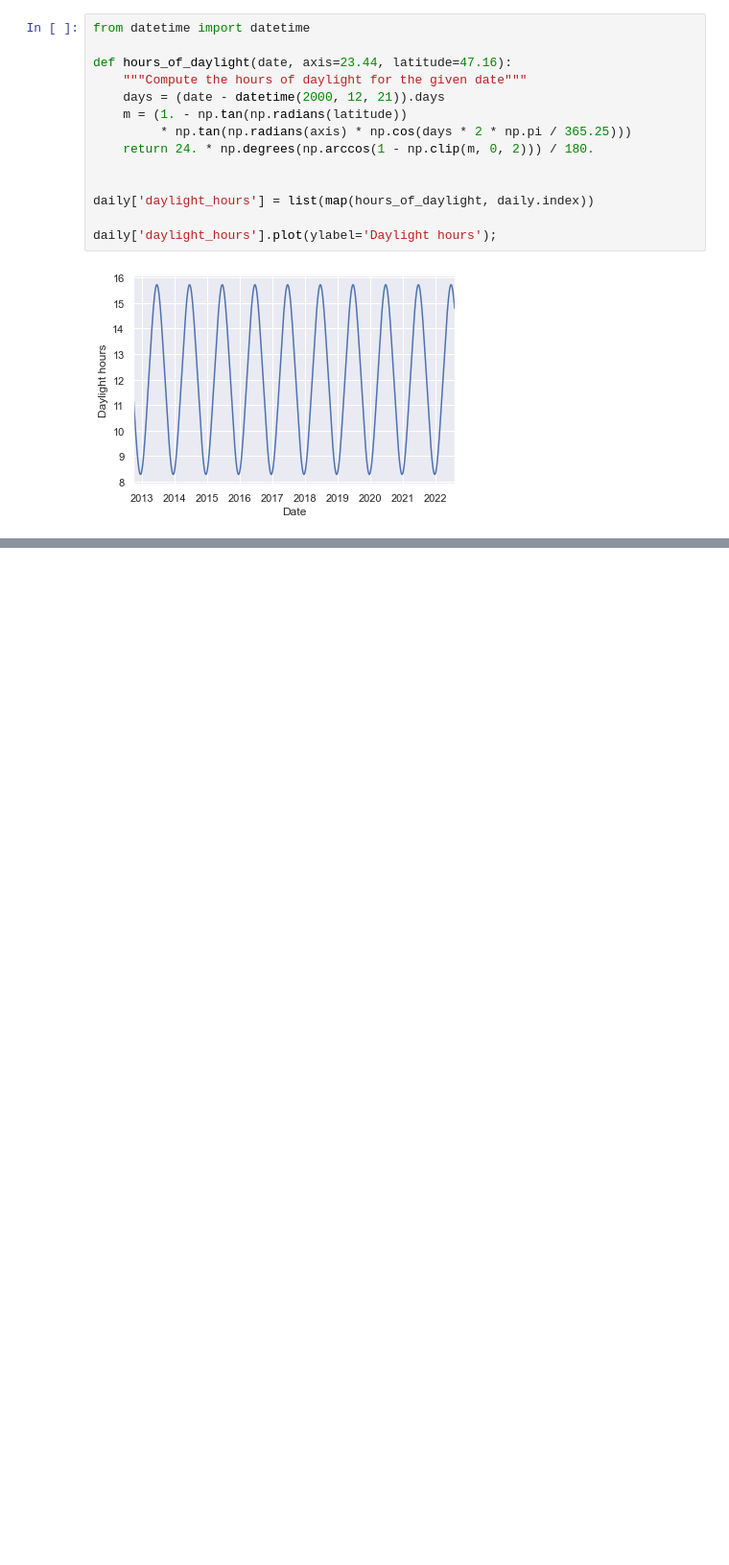
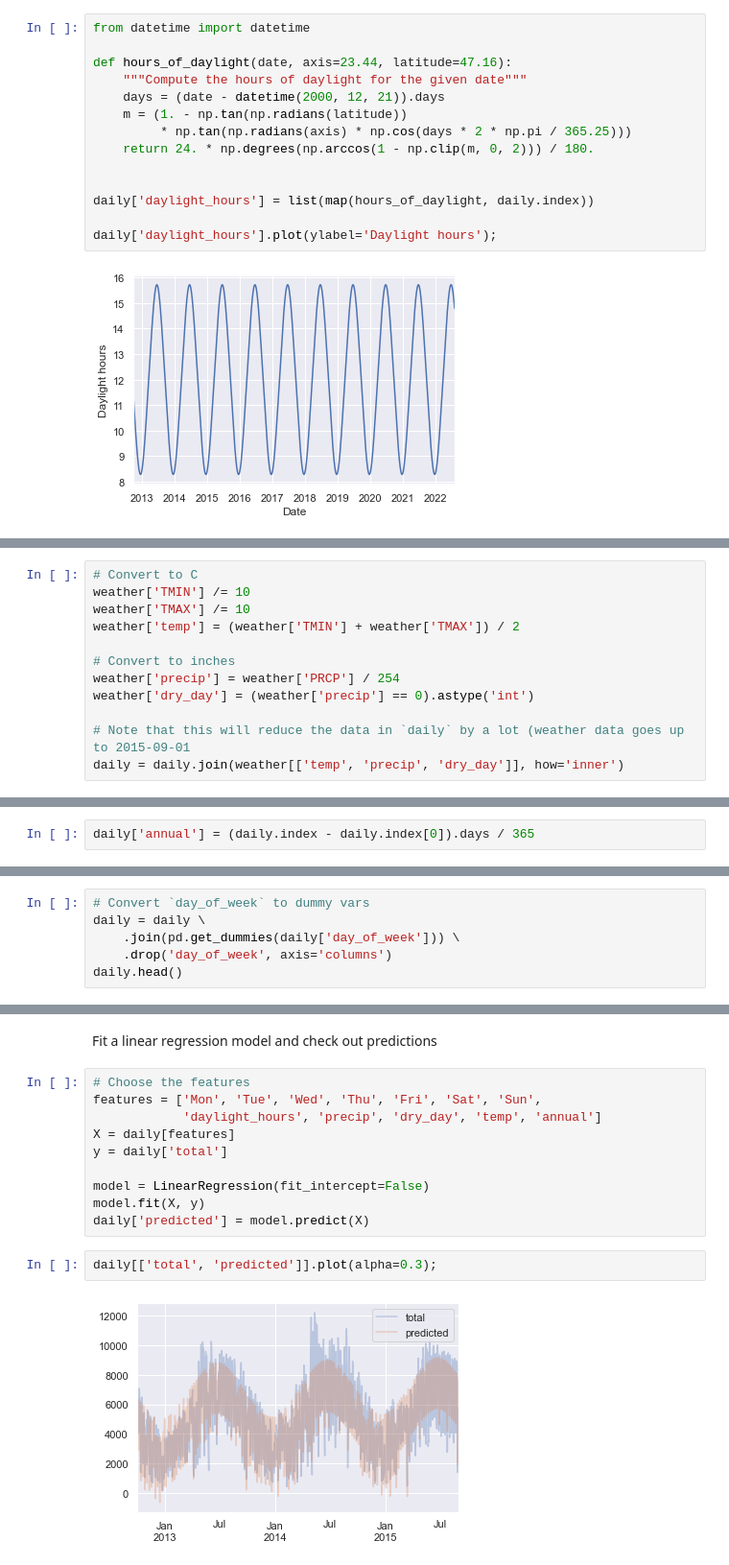
Before and after one commit to taylordunn/python-data-science-handbook, a Jupyter notebook: chapter5/chapter5.ipynb, the cells around one changed output, grey strips where cells are left out. Shown at 96% size. Saved outputs shown, nothing was run; the diff lists cells and outputs as text; blank space fills up the shorter version.

```diff
--- a/chapter5/chapter5.ipynb
+++ b/chapter5/chapter5.ipynb
@@ -1258,0 +1250,12 @@ daily['daylight_hours'].plot(ylabel='Daylight hours');
+# %%
+# Convert to C
+weather['TMIN'] /= 10
+weather['TMAX'] /= 10
+weather['temp'] = (weather['TMIN'] + weather['TMAX']) / 2
+
+# Convert to inches
+weather['precip'] = weather['PRCP'] / 254
+weather['dry_day'] = (weather['precip'] == 0).astype('int')
+
+# Note that this will reduce the data in `daily` by a lot (weather data goes up to 2015-09-01
+daily = daily.join(weather[['temp', 'precip', 'dry_day']], how='inner')
@@ -1258,0 +1264,2 @@ daily['daylight_hours'].plot(ylabel='Daylight hours');
+# %%
+daily['annual'] = (daily.index - daily.index[0]).days / 365
@@ -1258,0 +1273,6 @@ daily['daylight_hours'].plot(ylabel='Daylight hours');
+# %%
+# Convert `day_of_week` to dummy vars
+daily = daily \
+    .join(pd.get_dummies(daily['day_of_week'])) \
+    .drop('day_of_week', axis='columns')
+daily.head()
@@ -1258,0 +1286,16 @@ daily['daylight_hours'].plot(ylabel='Daylight hours');
+# %% [markdown]
+Fit a linear regression model and check out predictions
+# %%
+# Choose the features
+features = ['Mon', 'Tue', 'Wed', 'Thu', 'Fri', 'Sat', 'Sun',
+            'daylight_hours', 'precip', 'dry_day', 'temp', 'annual']
+X = daily[features]
+y = daily['total']
+
+model = LinearRegression(fit_intercept=False)
+model.fit(X, y)
+daily['predicted'] = model.predict(X)
+# %%
+daily[['total', 'predicted']].plot(alpha=0.3);
+# %% [output]
+[figure, added]
```
Also changed, not shown: parts of 14 cells of this notebook.
